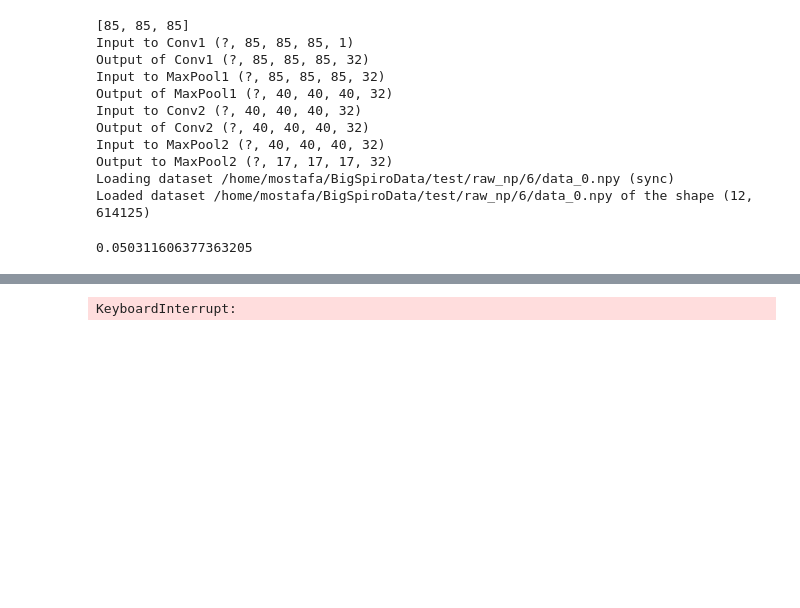
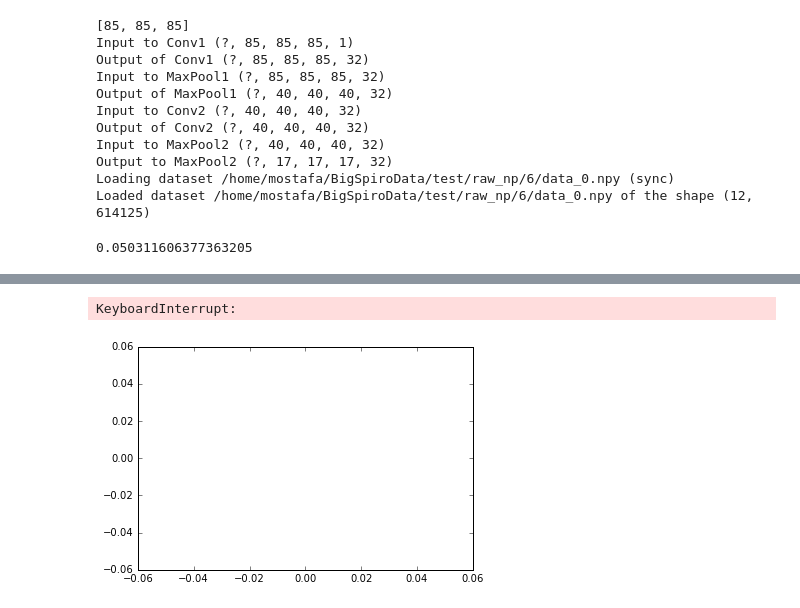
Before and after one commit to drdrsh/spiro-ML-playground, a Jupyter notebook: Playground.ipynb, the cells around one changed output, grey strips where cells are left out. Cells and saved outputs as stored; diff of their text form; code cells hidden in the pictures; blank space fills up the shorter version.

Commit message:
Introduced regularization and added better control ovr slices for viewer

```diff
--- a/Playground.ipynb
+++ b/Playground.ipynb
@@ -67,7 +72,6 @@ learning_rate  = model.get_config('learning_rate')
 training_iters = model.get_config('training_iters')
 batch_size     = model.get_config('batch_size')
 display_step   = model.get_config('display_step')
-
 # tf Graph input
 x = tf.placeholder(tf.float32, [None, n_input])
 y = tf.placeholder(tf.float32, [None, n_classes])
@@ -78,13 +82,21 @@ with tf.name_scope('dropout'):
     tf.scalar_summary('dropout_keep_probability', keep_prob)
 
 # Construct model
-pred = conv_net(x, data_shape, model.get_weights(), model.get_biases(), keep_prob)
+W = model.get_weights()
+b = model.get_biases()
+pred = conv_net(x, data_shape, W, b, keep_prob)
 
 # Define loss and optimizer
 with tf.name_scope('cross_entropy'):
     with tf.name_scope('total'):
         cost = tf.reduce_mean(tf.nn.softmax_cross_entropy_with_logits(pred, y))
+        # L2 regularization for the fully connected parameters.
+        regularizers = (tf.nn.l2_loss(W['wd1']) + tf.nn.l2_loss(b['bd1']))
+          # Add the regularization term to the loss.
+        cost += 5e-4 * regularizers
+        tf.scalar_summary('reg_cost', 5e-4 * regularizers)
         tf.scalar_summary('cost', cost)
+
 
 optimizer = tf.train.AdamOptimizer(learning_rate=learning_rate).minimize(cost)
 
@@ -99,8 +111,8 @@ merged = tf.merge_all_summaries()
 
 str_now = datetime.datetime.now().strftime("%d-%m-%Y#%H_%M_%S")
 
-train_writer = tf.train.SummaryWriter('logs/train/' + '/' + model.get_config('id') +  str_now, sess.graph)
-test_writer  = tf.train.SummaryWriter('logs/test/'  + '/' + model.get_config('id') +  str_now, sess.graph)
+train_writer = tf.train.SummaryWriter('logs/train/' + '/' + model.get_config('id') + '/' + str_now, sess.graph)
+test_writer  = tf.train.SummaryWriter('logs/test/'  + '/' + model.get_config('id') + '/' + str_now, sess.graph)
 
 init = tf.initialize_all_variables()
 sess.run(init)
@@ -126,7 +138,15 @@ x / (1024 * 1024  * 1024)
 # %% [output]
 0.050311606377363205
 # %%
-# Launch the graph
+hl, = plt.plot([], [])
+
+def update_line(hl, new_data):
+    hl.set_xdata(np.append(hl.get_xdata(), new_data))
+    hl.set_ydata(np.append(hl.get_ydata(), new_data))
+    plt.draw()
+
+
+    # Launch the graph
 step = 1
 
 with sess:
@@ -159,7 +179,7 @@ with sess:
             summary, test_acc  = sess.run([merged, accuracy], feed_dict=test_dict)
 
             test_writer.add_summary(summary, step)
-
+            update_line(hl, [step*batch_size, train_loss])
             print( "Iter " + str(step * batch_size) +
                 ", Minibatch Loss = {:.6f}".format(train_loss) +
                 ", Training Accuracy = {:.5f}".format(train_acc) +
@@ -184 +217,2 @@ Iter 120, Minibatch Loss = 781900.000000, Training Accuracy = 1.00000, Test Accu
 KeyboardInterrupt:
+[figure, added]
```
Also changed, not shown: parts of 8 cells of this notebook, 1 other file.
